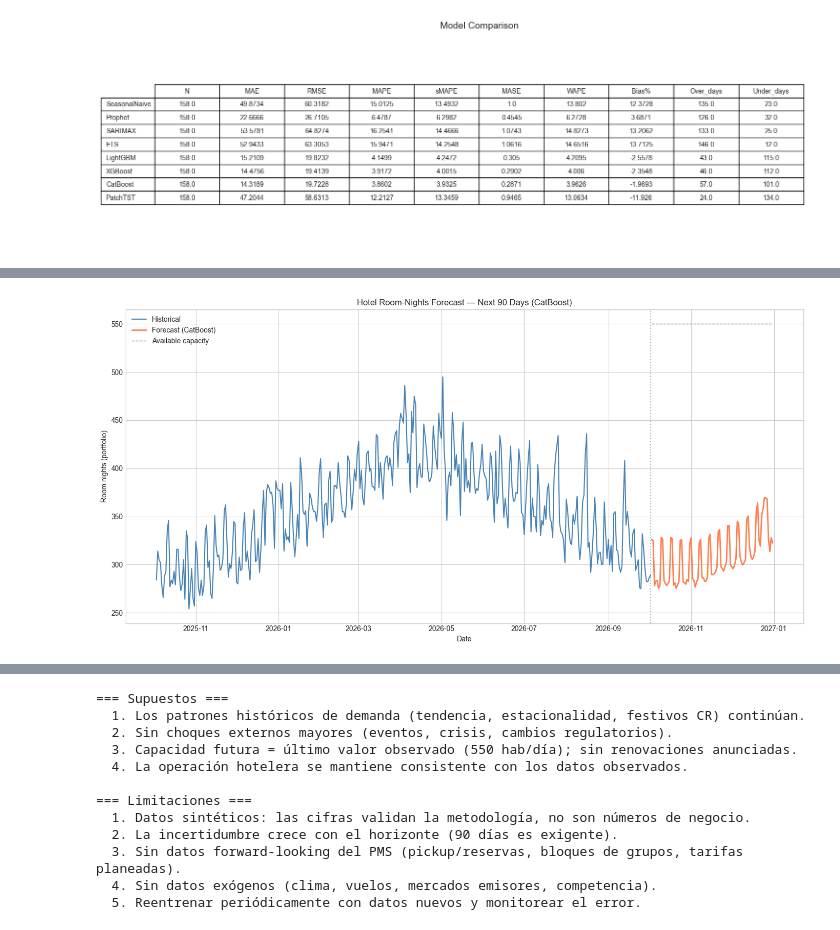
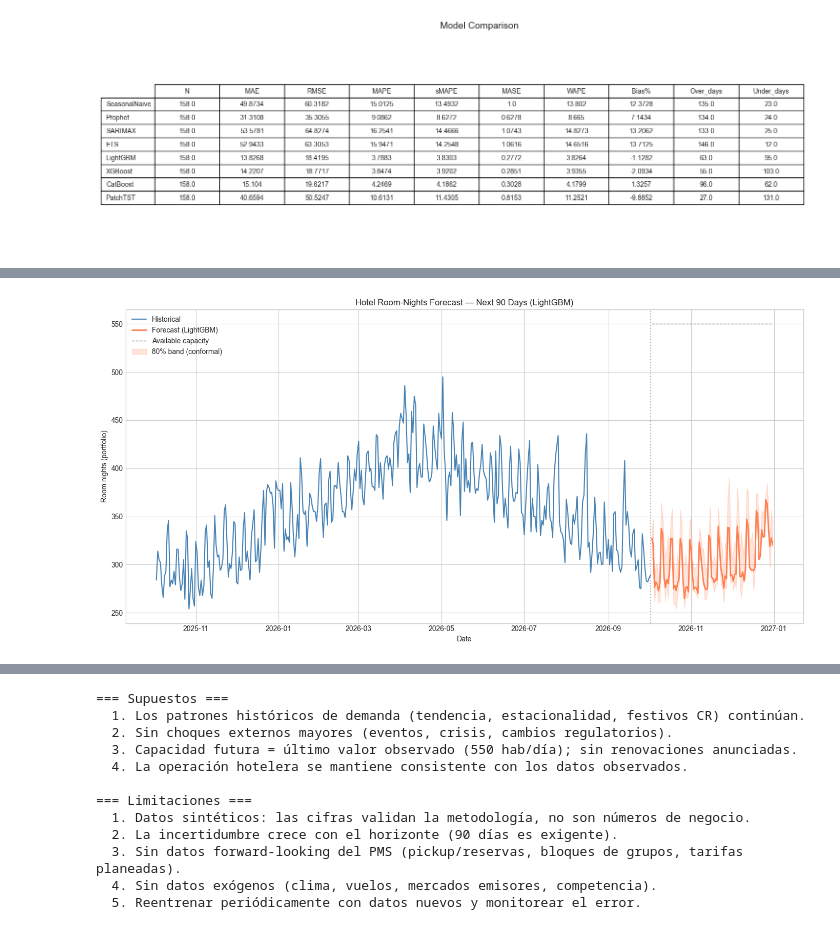
Before and after one commit to RCF-EnjoyGroup/Forescaste, a Jupyter notebook: openspec/notebooks/hotel_roomnights_forecasting.ipynb, the cells around one changed output, grey strips where cells are left out. Saved outputs shown, nothing was run; the diff lists cells and outputs as text; code cells hidden in the pictures.

```diff
--- a/openspec/notebooks/hotel_roomnights_forecasting.ipynb
+++ b/openspec/notebooks/hotel_roomnights_forecasting.ipynb
@@ -589,10 +720,8 @@ src.forecasting.forecasting.recursive - INFO - Recursive forecast complete: 158
   XGBoost: 158 recursive multi-step predictions
 # %%
 # --- CatBoost ---
-cat_params = {**CatBoostForecaster().params, **CONFIG['models']['ml']['catboost']}
-for k in ('early_stopping_rounds', 'cat_features'):
-    cat_params.pop(k, None)
-cat_params['iterations'] = 1000
+cat_params = {k: v for k, v in tuned_cat.items()
+               if k not in ('early_stopping_rounds', 'cat_features')}
 
 cat = CatBoostForecaster(params=cat_params, early_stopping_rounds=50)
 cat_preds = fit_gbm_honest(cat, 'CatBoost')
@@ -921,8 +1170,8 @@ elif best_name == 'SeasonalNaive':
     raw_future = np.array([last_week_full[i % 7] for i in range(horizon)])
 elif best_name == 'Prophet':
     final_model = ProphetForecaster(
-        changepoint_prior_scale=CONFIG['models']['statistical']['prophet']['changepoint_prior_scale'],
-        seasonality_prior_scale=CONFIG['models']['statistical']['prophet']['seasonality_prior_scale'],
+        changepoint_prior_scale=prophet_best['changepoint_prior_scale'],
+        seasonality_prior_scale=prophet_best['seasonality_prior_scale'],
     )
     final_model.fit(full_history, target_col=TARGET_COL, date_col='date')
     fr = final_model.predict(future_df, target_col=TARGET_COL, date_col='date')
@@ -986 +1235,31 @@ Implied occupancy: mean=56.1% | max=67.2%
 Days capped by capacity: 0
+# %%
+# --- Conformal uncertainty bands (empirical, per horizon step) ---
+from src.forecasting.evaluation.conformal import (
+    per_horizon_conformal_bands, empirical_coverage, summarize_bands,
+)
+
+ALPHA = 0.2  # nominal 80% bands (P10/P90)
+bt_res_matrix = bt_result.residuals[best_name]  # (n_folds, horizon) signed residuals
+assert bt_res_matrix.shape[1] == horizon, "backtest horizon must match forecast horizon"
+
+lo_future, hi_future = per_horizon_conformal_bands(bt_res_matrix, future_preds.values, alpha=ALPHA)
+lo_future = np.maximum(lo_future, 0.0)                      # room nights >= 0
+hi_future = np.minimum(hi_future, future_capacity.values)  # physical ceiling
+
+# Empirical coverage on the first `horizon` days of the test window
+winner_test_preds = all_results[best_name][1][:horizon]
+test_lo, test_hi = per_horizon_conformal_bands(bt_res_matrix, winner_test_preds, alpha=ALPHA)
+test_coverage = empirical_coverage(actuals_test[:horizon], test_lo, test_hi)
+
+print(f"Banda {int((1 - ALPHA) * 100)}% conformal ({bt_res_matrix.shape[0]} ventanas de backtest):")
+print(f"  Total {horizon}d: {lo_future.sum():,.0f} – {hi_future.sum():,.0f} room nights "
+      f"(punto: {future_preds.sum():,.0f})")
+print(f"  Ancho medio: dia 1 = {hi_future[0] - lo_future[0]:.1f} | "
+      f"dia {horizon} = {hi_future[-1] - lo_future[-1]:.1f} (crece con el horizonte)")
+print(f"  Cobertura empirica en test ({horizon}d): {test_coverage:.0%} "
+      f"vs nominal {1 - ALPHA:.0%}")
+
+future_lo, future_hi = lo_future, hi_future  # consumidos por el plot y conclusiones
+bands_df = summarize_bands(future_dates, future_preds.values, lo_future, hi_future, name=TARGET_COL)
+display(bands_df.head(10).round(1))
@@ -987,19 +1284,19 @@ Days capped by capacity: 0
 # %%
 # Plot future forecast with capacity ceiling
 fig, ax = plt.subplots(figsize=(14, 7))
 hist_plot = full_history.iloc[-365:]
 ax.plot(hist_plot['date'], hist_plot[TARGET_COL], label='Historical', color='steelblue', linewidth=1.5)
 ax.plot(future_dates, future_preds.values, label=f'Forecast ({best_name})', color='coral', linewidth=2)
 ax.plot(future_dates, future_capacity, label='Available capacity', color='gray',
         linestyle='--', linewidth=1)
 if future_lo is not None:
-    ax.fill_between(future_dates, future_lo, future_hi, alpha=0.2, color='coral', label='95% CI')
+    ax.fill_between(future_dates, future_lo, future_hi, alpha=0.2, color='coral', label=f'{int((1 - ALPHA) * 100)}% band (conformal)')
 ax.axvline(x=last_observed, color='gray', linestyle=':', alpha=0.6)
 ax.set_title(f'Hotel Room-Nights Forecast — Next {horizon} Days ({best_name})')
 ax.set_xlabel('Date')
 ax.set_ylabel('Room nights (portfolio)')
 ax.legend()
 fig.tight_layout()
 plt.show()
 # %% [output]
-[figure, old version]
+[figure, new version]
```
Also changed, not shown: parts of 28 cells of this notebook, 13 other files.
